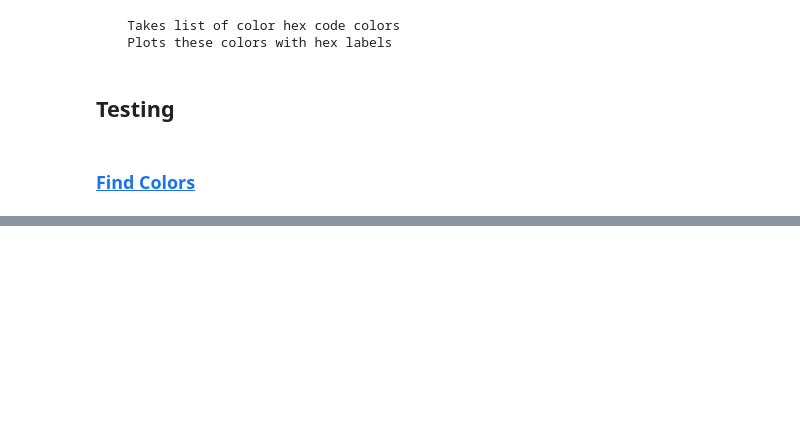
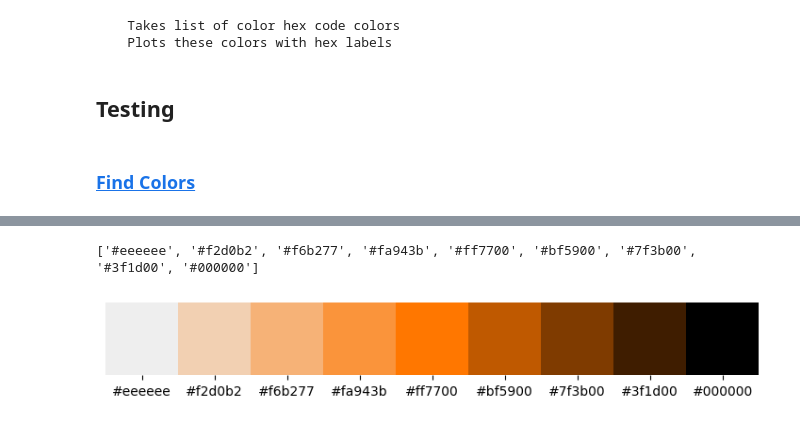
Before and after one commit to sethclose/colors, a Jupyter notebook: Hex Color Blending.ipynb, the cells around one changed output, grey strips where cells are left out. Drawn from its saved outputs; the diff is of its cells as text; code cells hidden in the pictures; blank space fills up the shorter version.

```diff
--- a/Hex Color Blending.ipynb
+++ b/Hex Color Blending.ipynb
@@ -140,0 +148,7 @@ plot_palette(color_palette)
+# %%
+color_palette = array_palette(['#eeeeee', '#ff7700', '#000000'], [3, 3, ])
+print(color_palette)
+plot_palette(color_palette)
+# %% [output]
+['#eeeeee', '#f2d0b2', '#f6b277', '#fa943b', '#ff7700', '#bf5900', '#7f3b00', '#3f1d00', '#000000']
+[figure, added]
```
Also changed, not shown: parts of 7 cells of this notebook.
